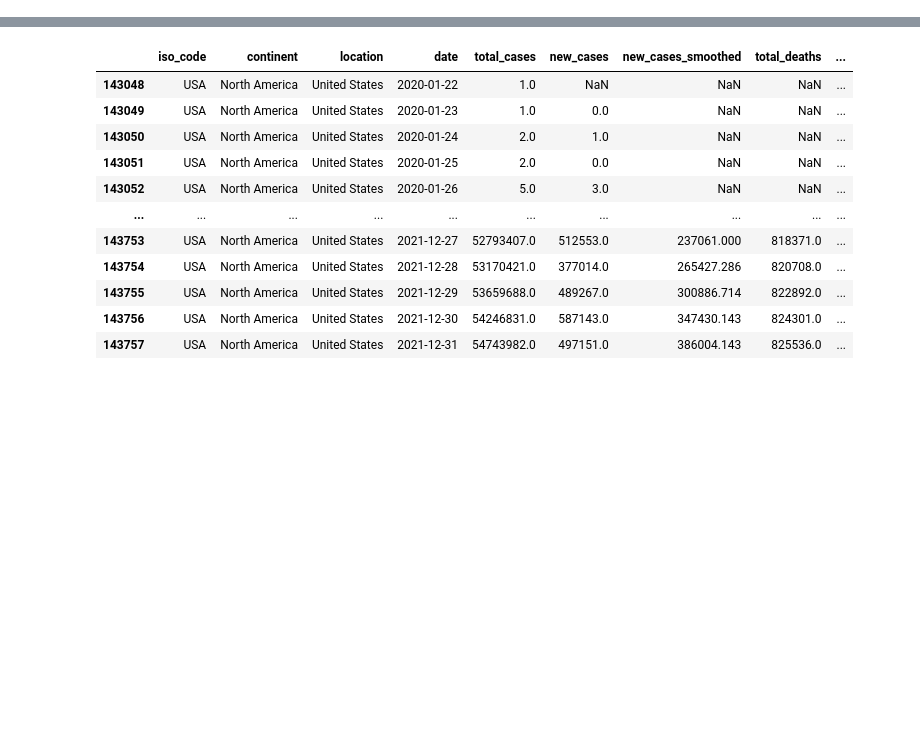
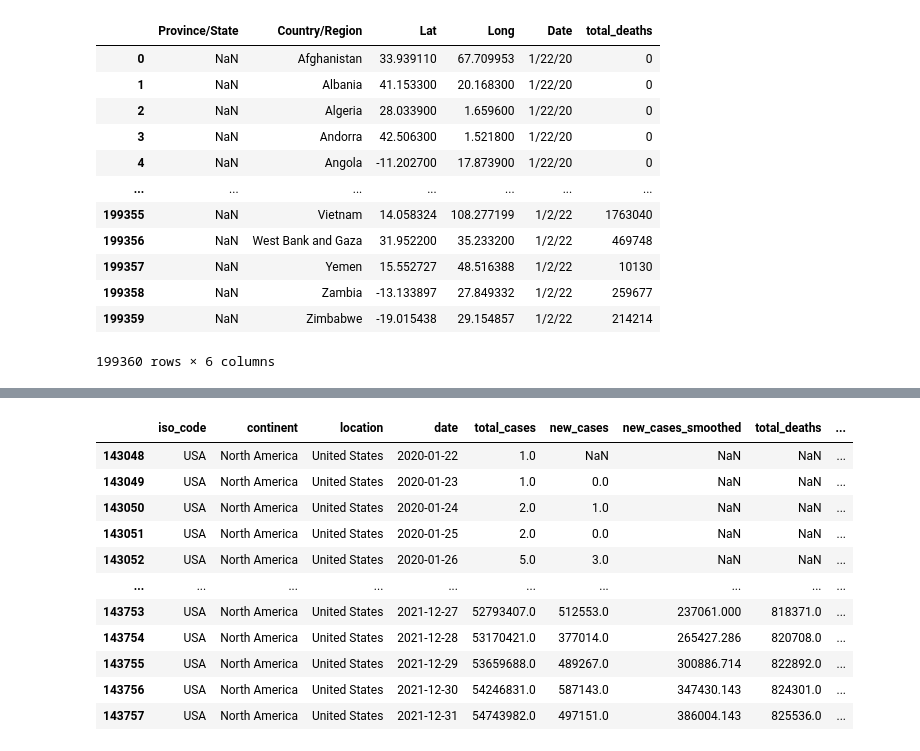
Before and after one commit to kenneth-liao/covid19, a Jupyter notebook: data/Untitled.ipynb, the cells around one changed output, grey strips where cells are left out. Drawn from its saved outputs; the diff is of its cells as text; code cells hidden in the pictures; blank space fills up the shorter version.

```diff
--- a/data/Untitled.ipynb
+++ b/data/Untitled.ipynb
@@ -6,0 +10,11 @@ data = pd.read_csv('owid-covid-data.csv')
+# %%
+global_cases = 'https://raw.githubusercontent.com/CSSEGISandData/COVID-19/master/csse_covid_19_data/csse_covid_19_time_series/time_series_covid19_confirmed_global.csv'
+global_deaths = 'https://raw.githubusercontent.com/CSSEGISandData/COVID-19/master/csse_covid_19_data/csse_covid_19_time_series/time_series_covid19_deaths_global.csv'
+global_recovered = 'https://raw.githubusercontent.com/CSSEGISandData/COVID-19/master/csse_covid_19_data/csse_covid_19_time_series/time_series_covid19_recovered_global.csv'
+global_vaccinations = 'https://raw.githubusercontent.com/owid/covid-19-data/master/public/data/vaccinations/vaccinations.csv'
+# %%
+%%time
+cases = pd.read_csv(global_cases)
+deaths = pd.read_csv(global_deaths)
+recovered = pd.read_csv(global_recovered)
+vaccinations = pd.read_csv(global_vaccinations)
@@ -6,0 +23,4 @@ data = pd.read_csv('owid-covid-data.csv')
+# %%
+%%time
+cases.melt(id_vars=['Province/State', 'Country/Region', 'Lat', 'Long'], var_name='Date', value_name='total_deaths')
+# %% [output]
@@ -6,0 +28,13 @@ data = pd.read_csv('owid-covid-data.csv')
+|  | Province/State | Country/Region | Lat | Long | Date | total_deaths |
+| 0 | NaN | Afghanistan | 33.939110 | 67.709953 | 1/22/20 | 0 |
+| 1 | NaN | Albania | 41.153300 | 20.168300 | 1/22/20 | 0 |
+| 2 | NaN | Algeria | 28.033900 | 1.659600 | 1/22/20 | 0 |
+| 3 | NaN | Andorra | 42.506300 | 1.521800 | 1/22/20 | 0 |
+| 4 | NaN | Angola | -11.202700 | 17.873900 | 1/22/20 | 0 |
+| ... | ... | ... | ... | ... | ... | ... |
+| 199355 | NaN | Vietnam | 14.058324 | 108.277199 | 1/2/22 | 1763040 |
+| 199356 | NaN | West Bank and Gaza | 31.952200 | 35.233200 | 1/2/22 | 469748 |
+| 199357 | NaN | Yemen | 15.552727 | 48.516388 | 1/2/22 | 10130 |
+| 199358 | NaN | Zambia | -13.133897 | 27.849332 | 1/2/22 | 259677 |
+| 199359 | NaN | Zimbabwe | -19.015438 | 29.154857 | 1/2/22 | 214214 |
+199360 rows × 6 columns
```
Also changed, not shown: parts of 14 cells of this notebook, 1 other file.
